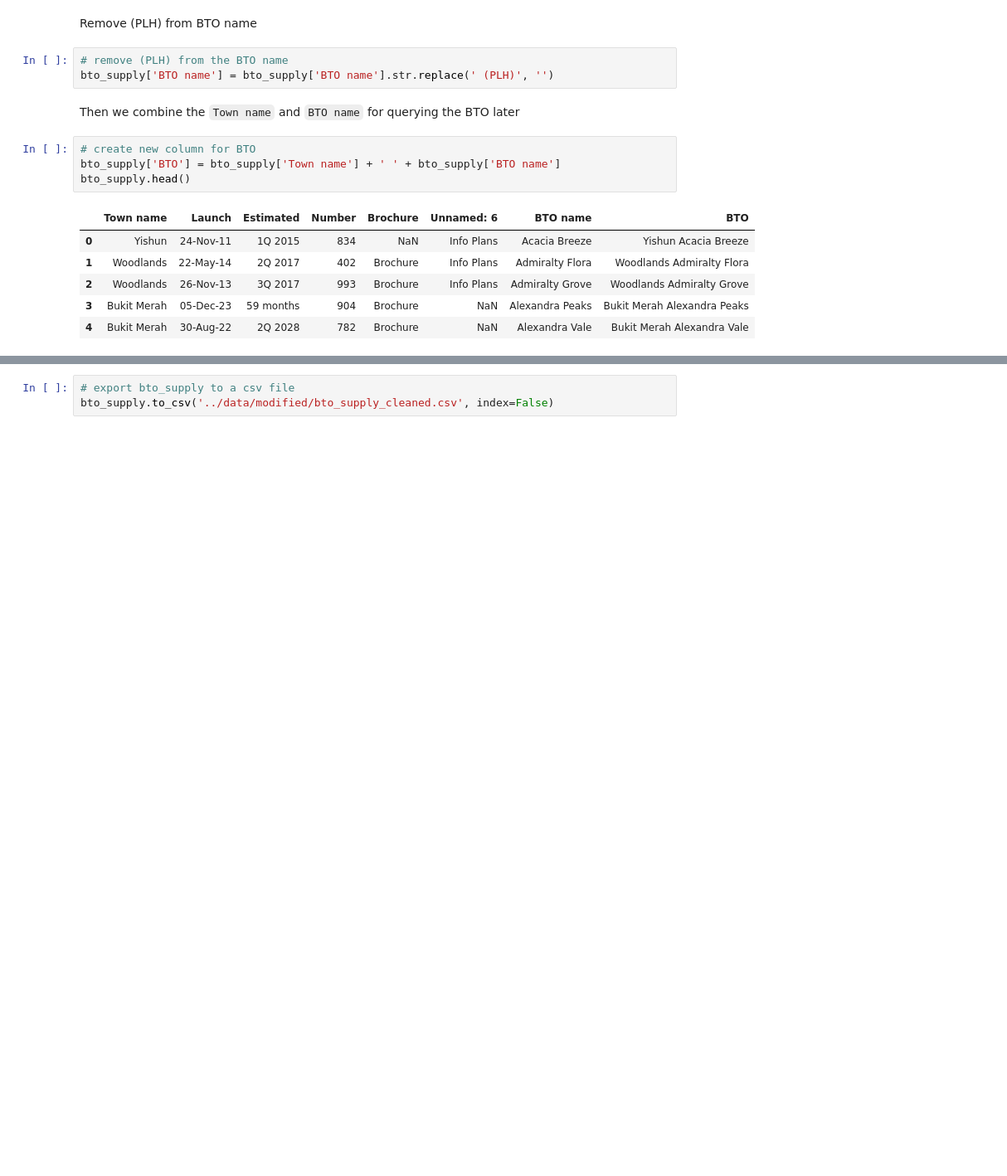
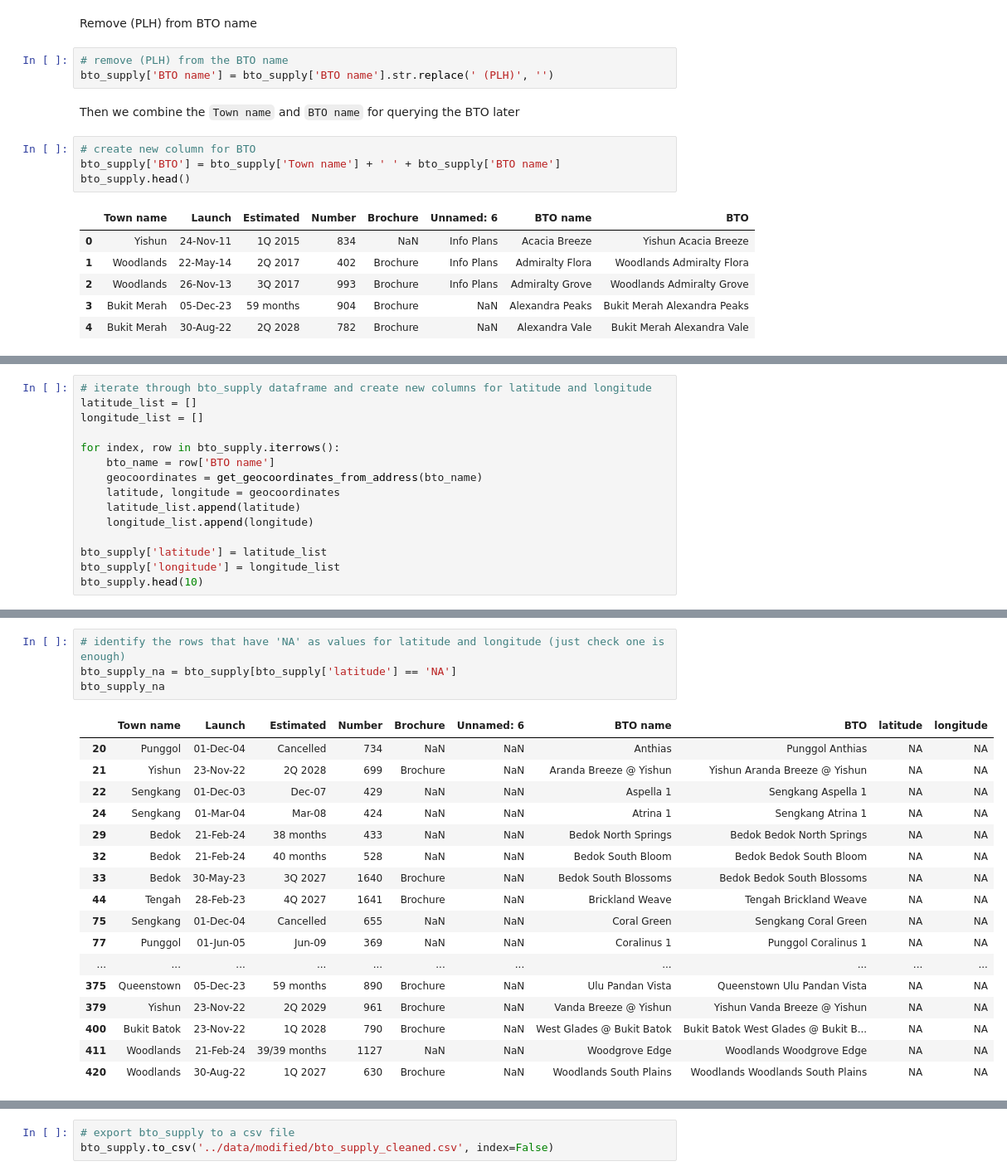
Before and after one commit to pnghaanh/Housing-Price-Time-Series-Forecasting, a Jupyter notebook: src/data_cleaning.ipynb, the cells around one changed output, grey strips where cells are left out. Shown: that part at 83% size. Cells and saved outputs as stored; diff of their text form; blank space fills up the shorter version.

```diff
--- a/src/data_cleaning.ipynb
+++ b/src/data_cleaning.ipynb
@@ -289,0 +292,15 @@ bto_supply.head()
+# %%
+# iterate through bto_supply dataframe and create new columns for latitude and longitude
+latitude_list = []
+longitude_list = []
+
+for index, row in bto_supply.iterrows():
+    bto_name = row['BTO name']
+    geocoordinates = get_geocoordinates_from_address(bto_name)
+    latitude, longitude = geocoordinates
+    latitude_list.append(latitude)
+    longitude_list.append(longitude)
+
+bto_supply['latitude'] = latitude_list
+bto_supply['longitude'] = longitude_list
+bto_supply.head(10)
@@ -289,0 +319,22 @@ bto_supply.head()
+# %%
+# identify the rows that have 'NA' as values for latitude and longitude (just check one is enough)
+bto_supply_na = bto_supply[bto_supply['latitude'] == 'NA']
+bto_supply_na
+# %% [output]
+|  | Town name | Launch | Estimated | Number | Brochure | Unnamed: 6 | BTO name | BTO | latitude | longitude |
+| 20 | Punggol | 01-Dec-04 | Cancelled | 734 | NaN | NaN | Anthias | Punggol Anthias | NA | NA |
+| 21 | Yishun | 23-Nov-22 | 2Q 2028 | 699 | Brochure | NaN | Aranda Breeze @ Yishun | Yishun Aranda Breeze @ Yishun | NA | NA |
+| 22 | Sengkang | 01-Dec-03 | Dec-07 | 429 | NaN | NaN | Aspella 1 | Sengkang Aspella 1 | NA | NA |
+| 24 | Sengkang | 01-Mar-04 | Mar-08 | 424 | NaN | NaN | Atrina 1 | Sengkang Atrina 1 | NA | NA |
+| 29 | Bedok | 21-Feb-24 | 38 months | 433 | NaN | NaN | Bedok North Springs | Bedok Bedok North Springs | NA | NA |
+| 32 | Bedok | 21-Feb-24 | 40 months | 528 | NaN | NaN | Bedok South Bloom | Bedok Bedok South Bloom | NA | NA |
+| 33 | Bedok | 30-May-23 | 3Q 2027 | 1640 | Brochure | NaN | Bedok South Blossoms | Bedok Bedok South Blossoms | NA | NA |
+| 44 | Tengah | 28-Feb-23 | 4Q 2027 | 1641 | Brochure | NaN | Brickland Weave | Tengah Brickland Weave | NA | NA |
+| 75 | Sengkang | 01-Dec-04 | Cancelled | 655 | NaN | NaN | Coral Green | Sengkang Coral Green | NA | NA |
+| 77 | Punggol | 01-Jun-05 | Jun-09 | 369 | NaN | NaN | Coralinus 1 | Punggol Coralinus 1 | NA | NA |
+| ... | ... | ... | ... | ... | ... | ... | ... | ... | ... | ... |
+| 375 | Queenstown | 05-Dec-23 | 59 months | 890 | Brochure | NaN | Ulu Pandan Vista | Queenstown Ulu Pandan Vista | NA | NA |
+| 379 | Yishun | 23-Nov-22 | 2Q 2029 | 961 | Brochure | NaN | Vanda Breeze @ Yishun | Yishun Vanda Breeze @ Yishun | NA | NA |
+| 400 | Bukit Batok | 23-Nov-22 | 1Q 2028 | 790 | Brochure | NaN | West Glades @ Bukit Batok | Bukit Batok West Glades @ Bukit B... | NA | NA |
+| 411 | Woodlands | 21-Feb-24 | 39/39 months | 1127 | NaN | NaN | Woodgrove Edge | Woodlands Woodgrove Edge | NA | NA |
+| 420 | Woodlands | 30-Aug-22 | 1Q 2027 | 630 | Brochure | NaN | Woodlands South Plains | Woodlands Woodlands South Plains | NA | NA |
```
Also changed, not shown: parts of 8 cells of this notebook, 3 other files.
